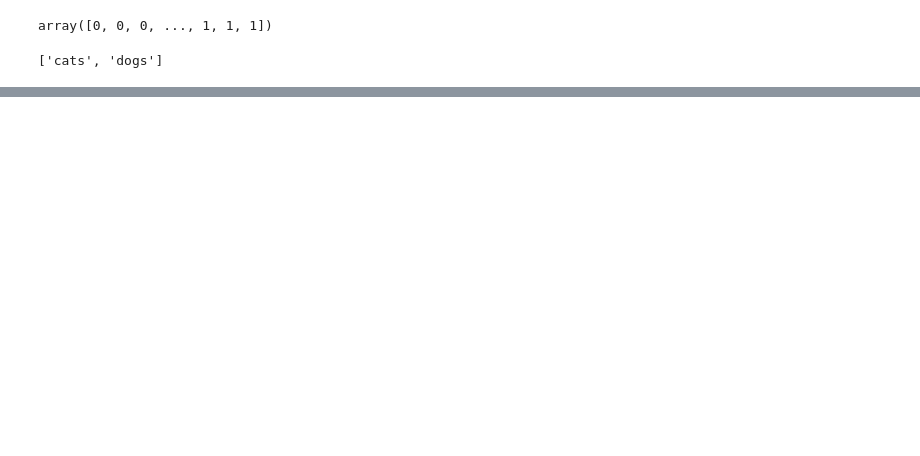
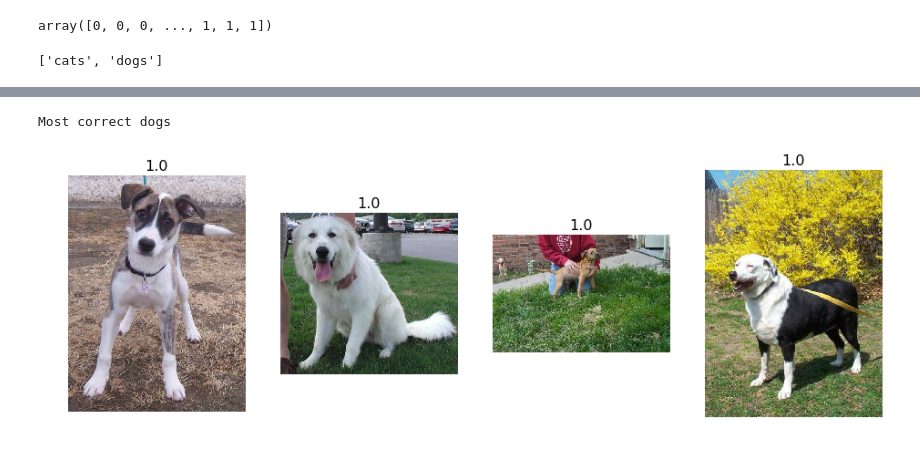
Before and after one commit to fcui/fastai-dl, a Jupyter notebook: dl-1/lesson1.ipynb, the cells around one changed output, grey strips where cells are left out. Cells and saved outputs as stored; diff of their text form; code cells hidden in the pictures; blank space fills up the shorter version.

```diff
--- a/dl-1/lesson1.ipynb
+++ b/dl-1/lesson1.ipynb
@@ -134,0 +281,5 @@ data.classes
+# %%
+plot_val_with_title(most_by_correct(1, True), "Most correct dogs")
+# %% [output]
+Most correct dogs
+[figure, added]
```
Also changed, not shown: parts of 44 cells of this notebook, 9 other files.
